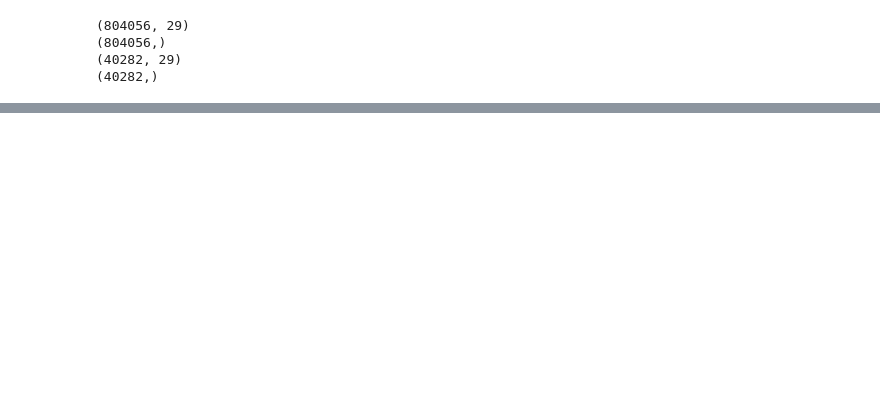
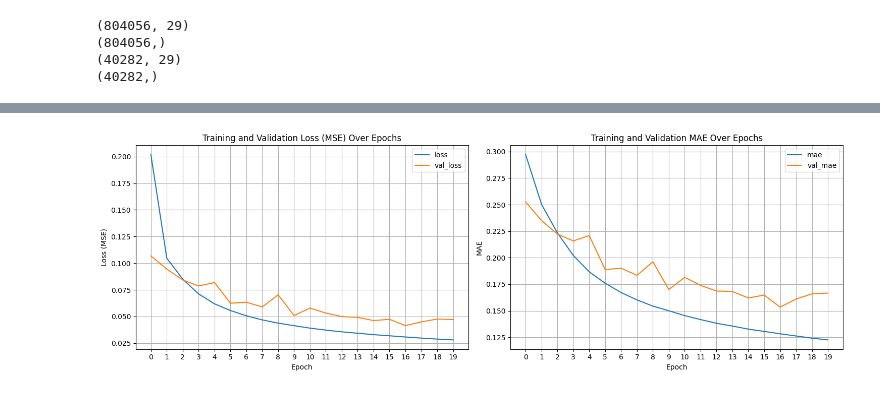
Before and after one commit to mohamedseif-10/Sales-Forecasting, a Jupyter notebook: Notebooks/Models/NN.ipynb, the cells around one changed output, grey strips where cells are left out. Cells and saved outputs as stored; diff of their text form; code cells hidden in the pictures; blank space fills up the shorter version.

```diff
--- a/Notebooks/Models/NN.ipynb
+++ b/Notebooks/Models/NN.ipynb
@@ -207,0 +208,26 @@ MAE: 0.1600
+# %%
+history_df = pd.DataFrame(history_baseline.history)
+fig, axes = plt.subplots(nrows=1, ncols=2, figsize=(15, 5))
+
+history_df[["loss", "val_loss"]].plot(
+    ax=axes[0],
+    title="Training and Validation Loss (MSE) Over Epochs",
+    xlabel="Epoch",
+    ylabel="Loss (MSE)",
+)
+axes[0].grid(True)
+axes[0].set_xticks(history_df.index)
+
+history_df[["mae", "val_mae"]].plot(
+    ax=axes[1],
+    title="Training and Validation MAE Over Epochs",
+    xlabel="Epoch",
+    ylabel="MAE",
+)
+axes[1].grid(True)
+axes[1].set_xticks(history_df.index)
+
+plt.tight_layout()
+plt.show()
+# %% [output]
+[figure, added]
```
Also changed, not shown: parts of 16 cells of this notebook.
